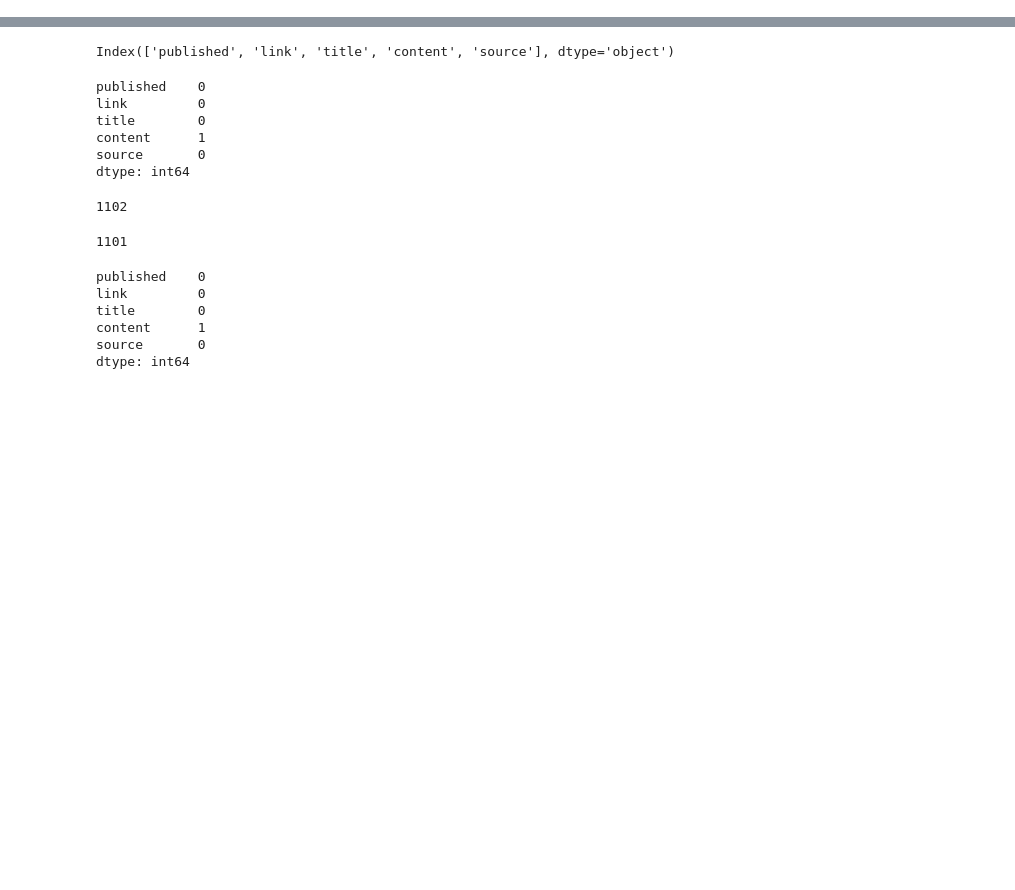
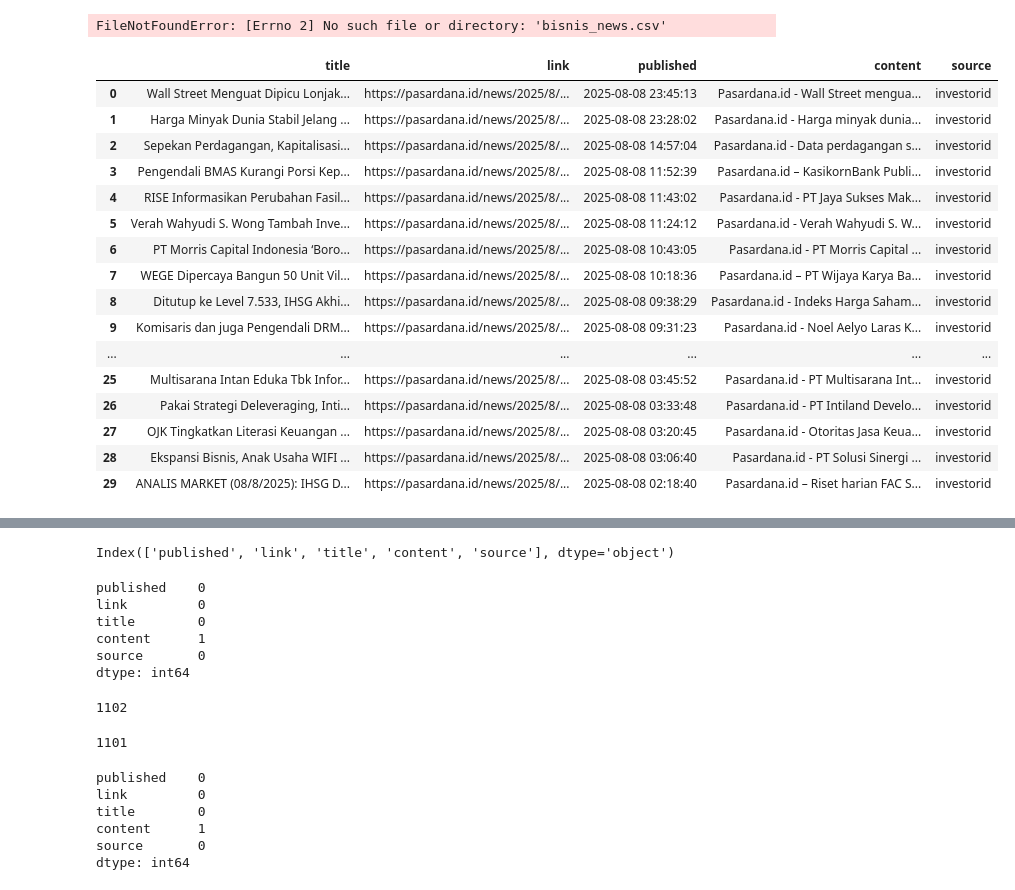
Before and after one commit to Khanifsaleh/stock-monitoring, a Jupyter notebook: notebooks/join_data_to_db.ipynb, the cells around one changed output, grey strips where cells are left out. Saved outputs shown, nothing was run; the diff lists cells and outputs as text; code cells hidden in the pictures; blank space fills up the shorter version.

Commit message:
add bisnis, idx, iqplus, and pasardana

```diff
--- a/notebooks/join_data_to_db.ipynb
+++ b/notebooks/join_data_to_db.ipynb
@@ -23,3 +23,28 @@ iqplus['source'] = 'iqplus'
 
 kontan = pd.read_csv('kontan_news.csv')
 kontan['source'] = 'kontan'
+
+pasardana = pd.read_csv('pasardana_news.csv')
+pasardana['source'] = 'pasardana'
+# %% [output]
+FileNotFoundError: [Errno 2] No such file or directory: 'bisnis_news.csv'
+# %%
+investor
+# %% [output]
+|  | title | link | published | content | source |
+| 0 | Wall Street Menguat Dipicu Lonjak... | https://pasardana.id/news/2025/8/... | 2025-08-08 23:45:13 | Pasardana.id - Wall Street mengua... | investorid |
+| 1 | Harga Minyak Dunia Stabil Jelang ... | https://pasardana.id/news/2025/8/... | 2025-08-08 23:28:02 | Pasardana.id - Harga minyak dunia... | investorid |
+| 2 | Sepekan Perdagangan, Kapitalisasi... | https://pasardana.id/news/2025/8/... | 2025-08-08 14:57:04 | Pasardana.id - Data perdagangan s... | investorid |
+| 3 | Pengendali BMAS Kurangi Porsi Kep... | https://pasardana.id/news/2025/8/... | 2025-08-08 11:52:39 | Pasardana.id – KasikornBank Publi... | investorid |
+| 4 | RISE Informasikan Perubahan Fasil... | https://pasardana.id/news/2025/8/... | 2025-08-08 11:43:02 | Pasardana.id - PT Jaya Sukses Mak... | investorid |
+| 5 | Verah Wahyudi S. Wong Tambah Inve... | https://pasardana.id/news/2025/8/... | 2025-08-08 11:24:12 | Pasardana.id - Verah Wahyudi S. W... | investorid |
+| 6 | PT Morris Capital Indonesia ‘Boro... | https://pasardana.id/news/2025/8/... | 2025-08-08 10:43:05 | Pasardana.id - PT Morris Capital ... | investorid |
+| 7 | WEGE Dipercaya Bangun 50 Unit Vil... | https://pasardana.id/news/2025/8/... | 2025-08-08 10:18:36 | Pasardana.id – PT Wijaya Karya Ba... | investorid |
+| 8 | Ditutup ke Level 7.533, IHSG Akhi... | https://pasardana.id/news/2025/8/... | 2025-08-08 09:38:29 | Pasardana.id - Indeks Harga Saham... | investorid |
+| 9 | Komisaris dan juga Pengendali DRM... | https://pasardana.id/news/2025/8/... | 2025-08-08 09:31:23 | Pasardana.id - Noel Aelyo Laras K... | investorid |
+| ... | ... | ... | ... | ... | ... |
+| 25 | Multisarana Intan Eduka Tbk Infor... | https://pasardana.id/news/2025/8/... | 2025-08-08 03:45:52 | Pasardana.id - PT Multisarana Int... | investorid |
+| 26 | Pakai Strategi Deleveraging, Inti... | https://pasardana.id/news/2025/8/... | 2025-08-08 03:33:48 | Pasardana.id - PT Intiland Develo... | investorid |
+| 27 | OJK Tingkatkan Literasi Keuangan ... | https://pasardana.id/news/2025/8/... | 2025-08-08 03:20:45 | Pasardana.id - Otoritas Jasa Keua... | investorid |
+| 28 | Ekspansi Bisnis, Anak Usaha WIFI ... | https://pasardana.id/news/2025/8/... | 2025-08-08 03:06:40 | Pasardana.id - PT Solusi Sinergi ... | investorid |
+| 29 | ANALIS MARKET (08/8/2025): IHSG D... | https://pasardana.id/news/2025/8/... | 2025-08-08 02:18:40 | Pasardana.id – Riset harian FAC S... | investorid |
```
Also changed, not shown: parts of 12 cells of this notebook, 10 other files.
